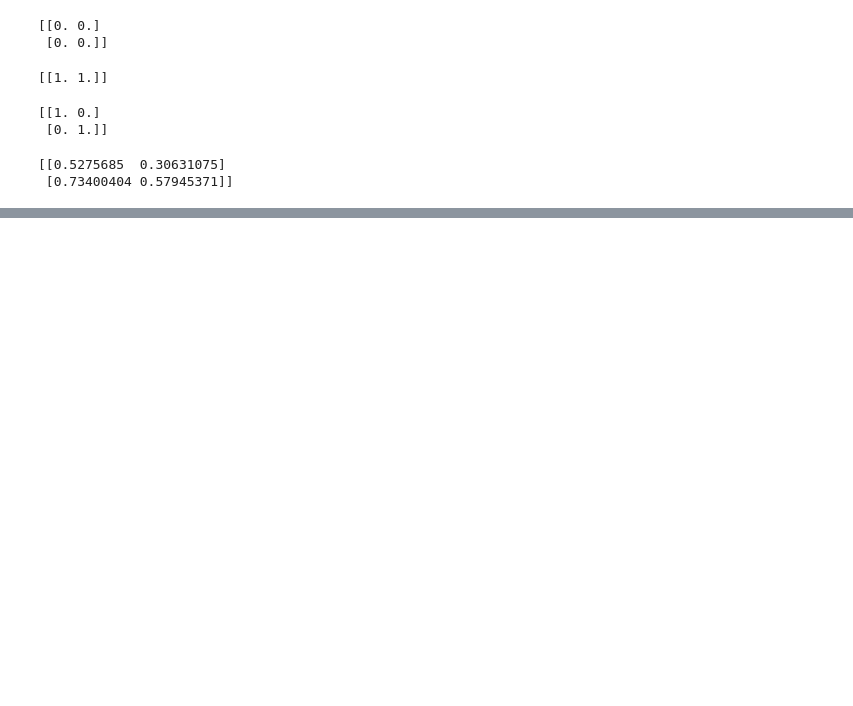
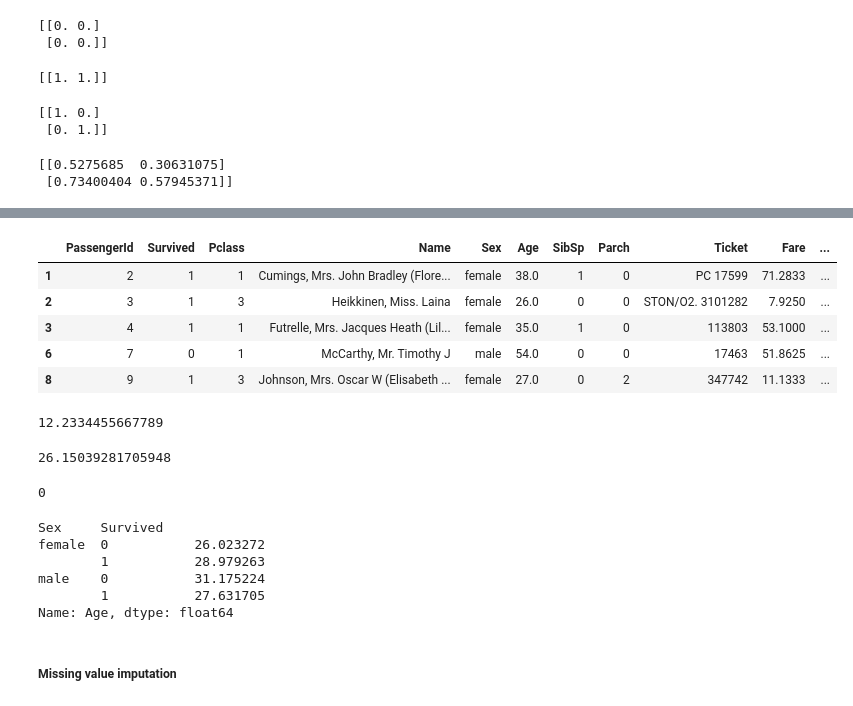
Before and after one commit to aritrasen87/python_for_ds, a Jupyter notebook: numpy_pandas_ds.ipynb, the cells around one changed output, grey strips where cells are left out. Cells and saved outputs as stored; diff of their text form; code cells hidden in the pictures; blank space fills up the shorter version.

```diff
--- a/numpy_pandas_ds.ipynb
+++ b/numpy_pandas_ds.ipynb
@@ -127,0 +437,37 @@ print(d)
+# %%
+#Selecting rows with male passengers or from PClass as 1
+df[(df.Sex =='female') | (df.Pclass ==1)].head()
+# %% [output]
+|  | PassengerId | Survived | Pclass | Name | Sex | Age | SibSp | Parch | Ticket | Fare | ... |
+| 1 | 2 | 1 | 1 | Cumings, Mrs. John Bradley (Flore... | female | 38.0 | 1 | 0 | PC 17599 | 71.2833 | ... |
+| 2 | 3 | 1 | 3 | Heikkinen, Miss. Laina | female | 26.0 | 0 | 0 | STON/O2. 3101282 | 7.9250 | ... |
+| 3 | 4 | 1 | 1 | Futrelle, Mrs. Jacques Heath (Lil... | female | 35.0 | 1 | 0 | 113803 | 53.1000 | ... |
+| 6 | 7 | 0 | 1 | McCarthy, Mr. Timothy J | male | 54.0 | 0 | 0 | 17463 | 51.8625 | ... |
+| 8 | 9 | 1 | 3 | Johnson, Mrs. Oscar W (Elisabeth ... | female | 27.0 | 0 | 2 | 347742 | 11.1333 | ... |
+# %%
+# % of Male survivors
+(len(df[(df.Sex =='male') & (df.Survived ==1)])/len(df))*100
+# %% [output]
+12.2334455667789
+# %%
+# % of Female survivors
+(len(df[(df.Sex =='female') & (df.Survived ==1)])/len(df))*100
+# %% [output]
+26.15039281705948
+# %%
+# To check if there is any duplicate PassengerID
+sum(df.PassengerId.duplicated())
+# %% [output]
+0
+# %%
+#Average Age of passengers grouped by Gender and Survival Status
+df.groupby(by = ['Sex','Survived']).mean().Age
+# %% [output]
+Sex     Survived
+female  0           26.023272
+        1           28.979263
+male    0           31.175224
+        1           27.631705
+Name: Age, dtype: float64
+# %% [markdown]
+##### Missing value imputation
```
Also changed, not shown: parts of 49 cells of this notebook, 1 other file.
